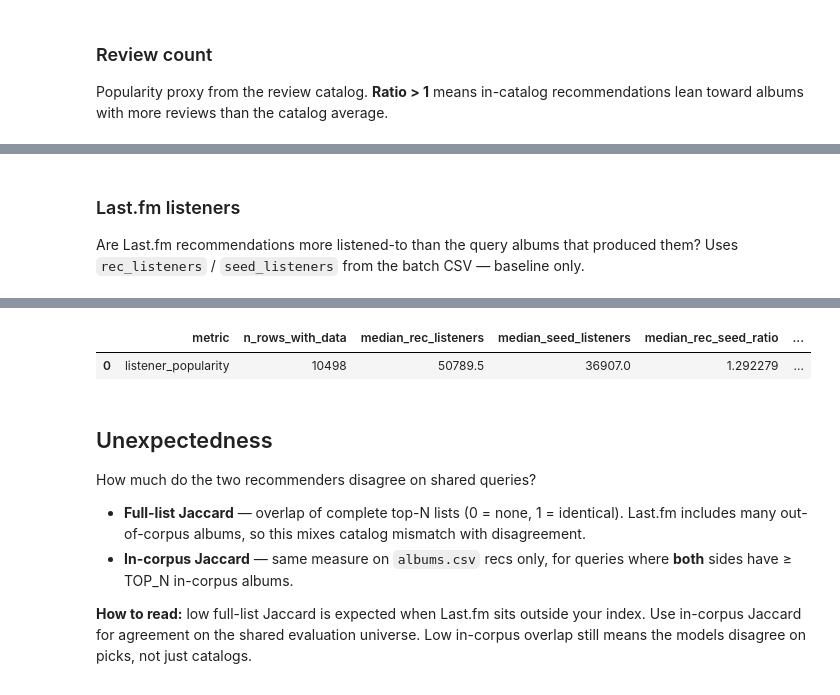
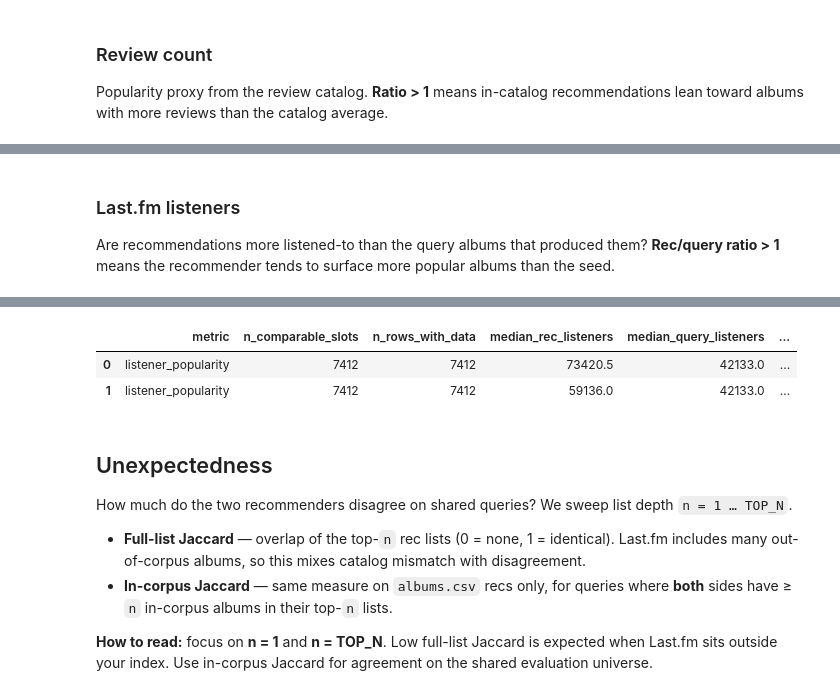
Before and after one commit to lbarleta/critical-listener, a Jupyter notebook: lastfm-bench/lastfm_bench.ipynb, the cells around one changed output, grey strips where cells are left out. Cells and saved outputs as stored; diff of their text form; code cells hidden in the pictures.

```diff
--- a/lastfm-bench/lastfm_bench.ipynb
+++ b/lastfm-bench/lastfm_bench.ipynb
@@ -14,7 +14,7 @@ import pandas as pd
 # %%
 DATA_DIR = Path("../datasets")
 BENCH_PATH = DATA_DIR / "lastfm_recommendations_all_top_listener.csv"
-RECS_PATH = DATA_DIR / "recommendations_album_level_avg_embeddings.parquet"
+RECS_PATH = DATA_DIR / "final_recs.parquet"
 CATALOG_PATH = DATA_DIR / "albums.csv"
 
 # Number of top recommendations to keep for each query album
@@ -148,0 +220,11 @@ Kept 3,324 / 3,324 query albums with >=4 recs
+# %%
+listener_slots_n = comparable_slots(recs_n, baseline_n, has_listener_data)
+tag_slots_n = comparable_slots(recs_n, baseline_n, has_rec_tags)
+
+recs_n_listeners = filter_comparable_slots(recs_n, listener_slots_n)
+baseline_n_listeners = filter_comparable_slots(baseline_n, listener_slots_n)
+recs_n_tags = filter_comparable_slots(recs_n, tag_slots_n)
+baseline_n_tags = filter_comparable_slots(baseline_n, tag_slots_n)
+
+print(f"Comparable listener slots (top-{TOP_N}): {len(listener_slots_n):,} / {len(recs_n):,} emb rows ({len(listener_slots_n) / len(recs_n):.1%})")
+print(f"Comparable tag slots (top-{TOP_N}):      {len(tag_slots_n):,} / {len(recs_n):,} emb rows ({len(tag_slots_n) / len(recs_n):.1%})")
@@ -263,17 +432,17 @@ for label, color in [
     ("embedding recs", "C0"),
     ("last.fm baseline", "C1"),
 ]:
-    sub = repeated_sweep_artists[repeated_sweep_artists["recommender"] == label]
+    sub = repeated_sweep_tags[repeated_sweep_tags["recommender"] == label]
     axes[0].plot(sub["n"], sub["unique_share"], marker="o", label=label, color=color)
     axes[1].plot(sub["n"], sub["n_repeated"], marker="o", label=label, color=color)
 
-axes[0].set(xlabel="n (top ranks kept)", ylabel="Unique artists / total recs", title="Diversity")
+axes[0].set(xlabel="n (top ranks kept)", ylabel="Unique tags / total recs", title="Diversity")
 axes[0].set_xticks(range(1, TOP_N + 1))
 axes[0].set_ylim(0, 1)
 axes[0].grid(alpha=0.3)
 axes[0].legend()
 
-axes[1].set(xlabel="n (top ranks kept)", ylabel="# unique artists recommended > once", title="Repeated hubs")
+axes[1].set(xlabel="n (top ranks kept)", ylabel="# unique tags recommended > once", title="Repeated hubs")
 axes[1].set_xticks(range(1, TOP_N + 1))
 axes[1].grid(alpha=0.3)
 axes[1].legend()
@@ -675,42 +927,52 @@ review_count_bias
 # %% [markdown]
 ### Last.fm listeners
 
-Are Last.fm recommendations more listened-to than the query albums that produced them? Uses `rec_listeners` / `seed_listeners` from the batch CSV — baseline only.
+Are recommendations more listened-to than the query albums that produced them? **Rec/query ratio > 1** means the recommender tends to surface more popular albums than the seed.
 # %%
-def listener_popularity_stats(df):
-    sub = df.dropna(subset=["rec_listeners", "seed_listeners"])
+def listener_popularity_stats(df, n_comparable_slots):
+    sub = df.dropna(subset=["rec_listeners", "query_listeners"])
     if sub.empty:
         return {
+            "n_comparable_slots": n_comparable_slots,
             "n_rows_with_data": 0,
             "median_rec_listeners": float("nan"),
-            "median_seed_listeners": float("nan"),
-            "median_rec_seed_ratio": float("nan"),
+            "median_query_listeners": float("nan"),
+            "median_rec_query_ratio": float("nan"),
             "rec_more_popular_share": float("nan"),
         }
-    ratio = (sub["rec_listeners"] + 1) / (sub["seed_listeners"] + 1)
+    ratio = (sub["rec_listeners"] + 1) / (sub["query_listeners"] + 1)
     return {
+        "n_comparable_slots": n_comparable_slots,
         "n_rows_with_data": len(sub),
         "median_rec_listeners": sub["rec_listeners"].median(),
-        "median_seed_listeners": sub["seed_listeners"].median(),
-        "median_rec_seed_ratio": ratio.median(),
+        "median_query_listeners": sub["query_listeners"].median(),
+        "median_rec_query_ratio": ratio.median(),
         "rec_more_popular_share": (ratio > 1).mean(),
     }
 
 
+listener_sources = [
+    ("embedding recs", recs_n_listeners),
+    ("last.fm baseline", baseline_n_listeners),
+]
 listener_popularity = pd.DataFrame(
-    [metric_row("listener_popularity", "last.fm baseline", **listener_popularity_stats(baseline_n))]
+    [
+        metric_row("listener_popularity", label, **listener_popularity_stats(df, len(listener_slots_n)))
+        for label, df in listener_sources
+    ]
 )
 
-row = listener_popularity.iloc[0]
-if row["n_rows_with_data"] == 0:
-    print("[last.fm baseline]  no listener data")
-else:
+for _, row in listener_popularity.iterrows():
+    if row["n_rows_with_data"] == 0:
+        print(f"[{row['recommender']}]  no comparable listener slots")
+        print()
+        continue
     print(f"[{row['recommender']}]")
-    print(f"  Rows with data:       {row['n_rows_with_data']:,.0f}")
-    print(f"  Median rec listeners: {row['median_rec_listeners']:,.0f}")
-    print(f"  Median seed listeners:{row['median_seed_listeners']:,.0f}")
-    print(f"  Rec/seed ratio:       {row['median_rec_seed_ratio']:.2f}x")
-    print(f"  Rec more popular:     {row['rec_more_popular_share']:.1%}")
+    print(f"  Comparable slots:    {row['n_comparable_slots']:,}")
+    print(f"  Median rec listeners:  {row['median_rec_listeners']:,.0f}")
+    print(f"  Median query listeners:{row['median_query_listeners']:,.0f}")
+    print(f"  Rec/query ratio:       {row['median_rec_query_ratio']:.2f}x")
+    print(f"  Rec more popular:      {row['rec_more_popular_share']:.1%}")
     print()
 
 listener_popularity
@@ -724,14 +993,15 @@ listener_popularity
-|  | metric | n_rows_with_data | median_rec_listeners | median_seed_listeners | median_rec_seed_ratio | ... |
-| 0 | listener_popularity | 10498 | 50789.5 | 36907.0 | 1.292279 | ... |
+|  | metric | n_comparable_slots | n_rows_with_data | median_rec_listeners | median_query_listeners | ... |
+| 0 | listener_popularity | 7412 | 7412 | 73420.5 | 42133.0 | ... |
+| 1 | listener_popularity | 7412 | 7412 | 59136.0 | 42133.0 | ... |
 # %% [markdown]
 ## Unexpectedness
 
-How much do the two recommenders disagree on shared queries?
+How much do the two recommenders disagree on shared queries? We sweep list depth `n = 1 … TOP_N`.
 
-- **Full-list Jaccard** — overlap of complete top-N lists (0 = none, 1 = identical). Last.fm includes many out-of-corpus albums, so this mixes catalog mismatch with disagreement.
-- **In-corpus Jaccard** — same measure on `albums.csv` recs only, for queries where **both** sides have ≥ TOP_N in-corpus albums.
+- **Full-list Jaccard** — overlap of the top-`n` rec lists (0 = none, 1 = identical). Last.fm includes many out-of-corpus albums, so this mixes catalog mismatch with disagreement.
+- **In-corpus Jaccard** — same measure on `albums.csv` recs only, for queries where **both** sides have ≥ `n` in-corpus albums in their top-`n` lists.
 
-**How to read:** low full-list Jaccard is expected when Last.fm sits outside your index. Use in-corpus Jaccard for agreement on the shared evaluation universe. Low in-corpus overlap still means the models disagree on picks, not just catalogs.
+**How to read:** focus on **n = 1** and **n = TOP_N**. Low full-list Jaccard is expected when Last.fm sits outside your index. Use in-corpus Jaccard for agreement on the shared evaluation universe.
 # %%
 def rec_lists(df):
     frame = pd.DataFrame({
```
Also changed, not shown: parts of 33 cells of this notebook, 1 other file.
